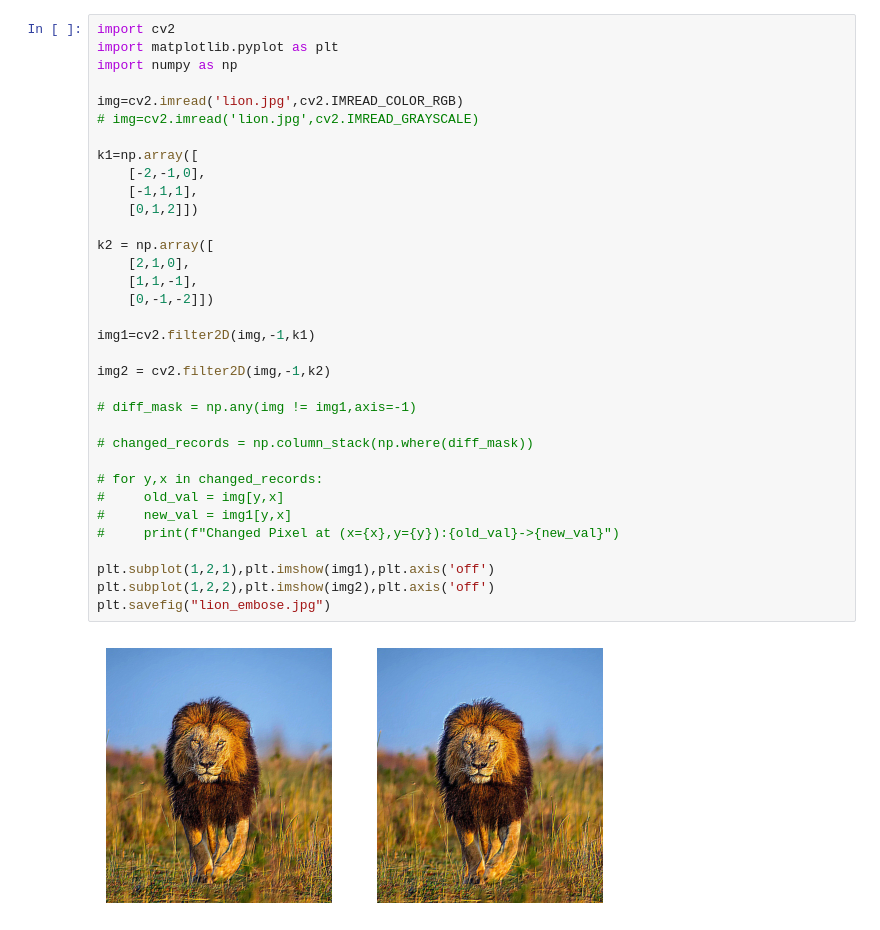
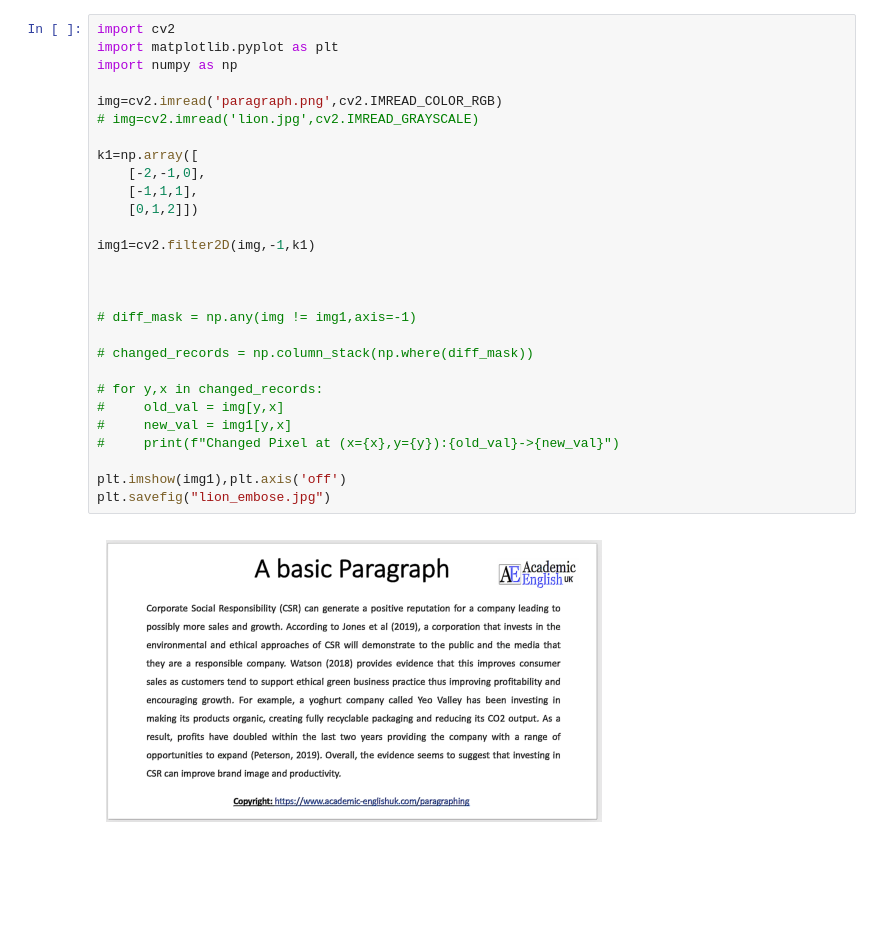
Before and after one commit to AlfazBloch/ML, a Jupyter notebook: embose.ipynb, the cells around one changed output. Cells and saved outputs as stored; diff of their text form; blank space fills up the shorter version.

Commit message:
trying different images

```diff
--- a/embose.ipynb
+++ b/embose.ipynb
@@ -1,36 +1,30 @@
 # %%
 import cv2
 import matplotlib.pyplot as plt
 import numpy as np
 
-img=cv2.imread('lion.jpg',cv2.IMREAD_COLOR_RGB)
+img=cv2.imread('paragraph.png',cv2.IMREAD_COLOR_RGB)
 # img=cv2.imread('lion.jpg',cv2.IMREAD_GRAYSCALE)
 
 k1=np.array([
     [-2,-1,0],
     [-1,1,1],
     [0,1,2]])
 
-k2 = np.array([
-    [2,1,0],
-    [1,1,-1],
-    [0,-1,-2]])
-
 img1=cv2.filter2D(img,-1,k1)
 
-img2 = cv2.filter2D(img,-1,k2)
+
 
 # diff_mask = np.any(img != img1,axis=-1)
 
 # changed_records = np.column_stack(np.where(diff_mask))
 
 # for y,x in changed_records:
 #     old_val = img[y,x]
 #     new_val = img1[y,x]
 #     print(f"Changed Pixel at (x={x},y={y}):{old_val}->{new_val}")
 
-plt.subplot(1,2,1),plt.imshow(img1),plt.axis('off')
-plt.subplot(1,2,2),plt.imshow(img2),plt.axis('off')
+plt.imshow(img1),plt.axis('off')
 plt.savefig("lion_embose.jpg")
 # %% [output]
-[figure, old version]
+[figure, new version]
```
Also changed, not shown: 2 other files.
